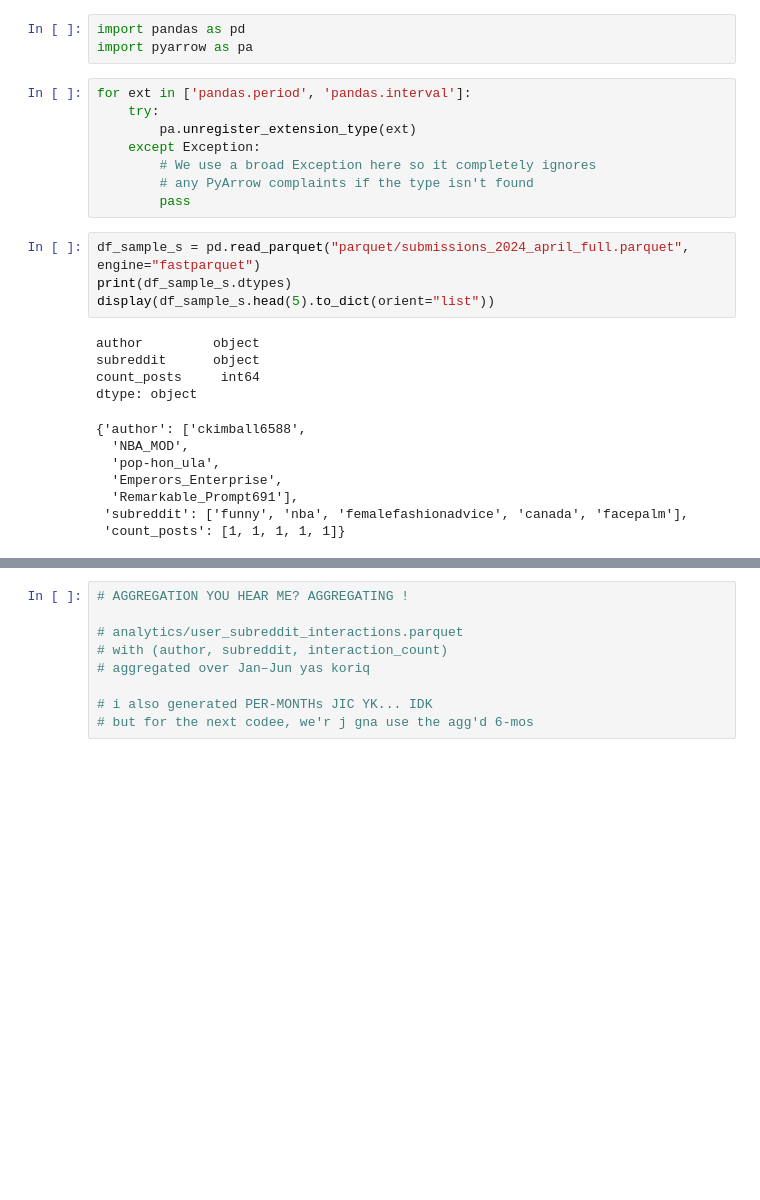
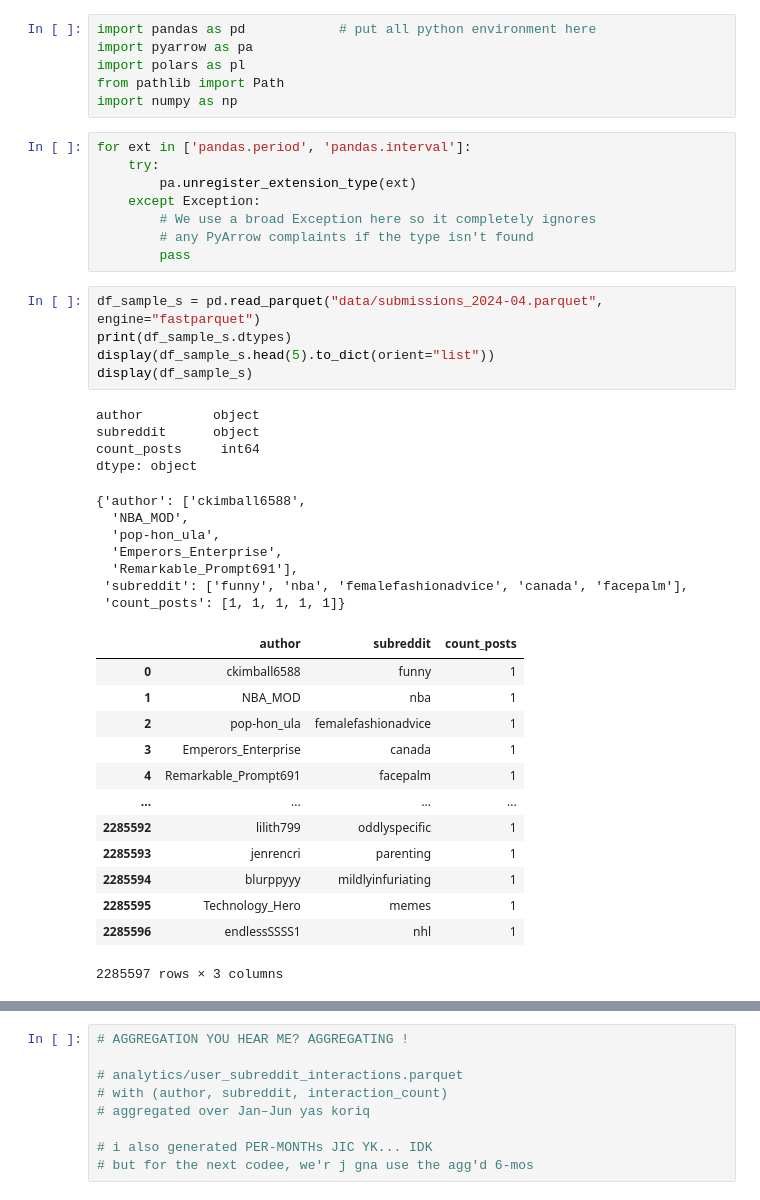
Before and after one commit to Donyl-Alcantara/Accesslab_MiniProject_Alcantara-Vocal, a Jupyter notebook: 02 Clustering.ipynb, the cells around one changed output, grey strips where cells are left out. Drawn from its saved outputs; the diff is of its cells as text; blank space fills up the shorter version.

```diff
--- a/02 Clustering.ipynb
+++ b/02 Clustering.ipynb
@@ -1,6 +1,9 @@
 # %%
-import pandas as pd
+import pandas as pd            # put all python environment here
 import pyarrow as pa
+import polars as pl
+from pathlib import Path
+import numpy as np
 # %%
 for ext in ['pandas.period', 'pandas.interval']:
     try:
@@ -10,19 +13,33 @@ for ext in ['pandas.period', 'pandas.interval']:
         # any PyArrow complaints if the type isn't found
         pass
 # %%
-df_sample_s = pd.read_parquet("parquet/submissions_2024_april_full.parquet", engine="fastparquet")
+df_sample_s = pd.read_parquet("data/submissions_2024-04.parquet", engine="fastparquet")
 print(df_sample_s.dtypes)
 display(df_sample_s.head(5).to_dict(orient="list"))
+display(df_sample_s)
 # %% [output]
 author         object
 subreddit      object
 count_posts     int64
 dtype: object
 {'author': ['ckimball6588',
   'NBA_MOD',
   'pop-hon_ula',
   'Emperors_Enterprise',
   'Remarkable_Prompt691'],
  'subreddit': ['funny', 'nba', 'femalefashionadvice', 'canada', 'facepalm'],
  'count_posts': [1, 1, 1, 1, 1]}
+|  | author | subreddit | count_posts |
+| 0 | ckimball6588 | funny | 1 |
+| 1 | NBA_MOD | nba | 1 |
+| 2 | pop-hon_ula | femalefashionadvice | 1 |
+| 3 | Emperors_Enterprise | canada | 1 |
+| 4 | Remarkable_Prompt691 | facepalm | 1 |
+| ... | ... | ... | ... |
+| 2285592 | lilith799 | oddlyspecific | 1 |
+| 2285593 | jenrencri | parenting | 1 |
+| 2285594 | blurppyyy | mildlyinfuriating | 1 |
+| 2285595 | Technology_Hero | memes | 1 |
+| 2285596 | endlessSSSS1 | nhl | 1 |
+2285597 rows × 3 columns
 # %%
```
Also changed, not shown: parts of 18 cells of this notebook, 1 other file.
